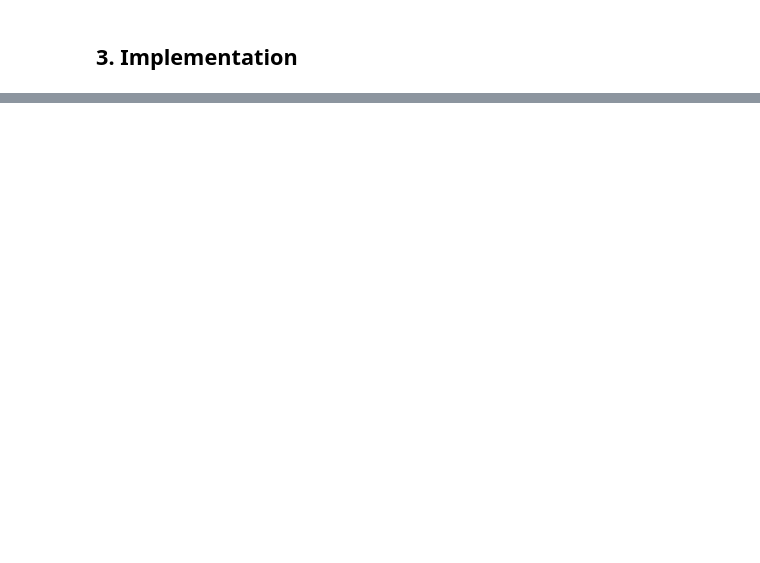
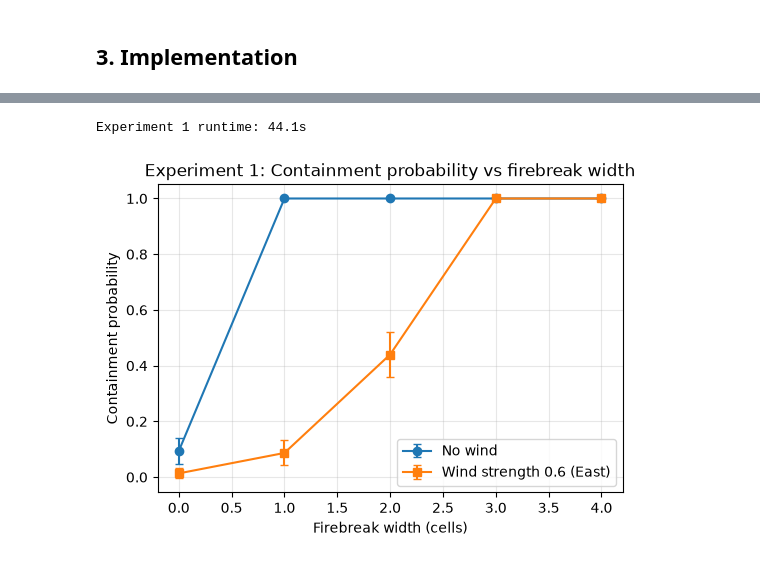
Before and after one commit to ManithMss/wildfire-firebreak-simulator, a Jupyter notebook: notebook/wildfire-firebreak-simulator.ipynb, the cells around one changed output, grey strips where cells are left out. Cells and saved outputs as stored; diff of their text form; code cells hidden in the pictures; blank space fills up the shorter version.

```diff
--- a/notebook/wildfire-firebreak-simulator.ipynb
+++ b/notebook/wildfire-firebreak-simulator.ipynb
@@ -79,0 +292,16 @@ plt.xlabel("N"); plt.ylabel("error"); plt.legend(); plt.title("Convergence check
+# %%
+# Check 6: sensitivity to grid resolution - compare containment probability at two grid sizes
+def containment_probability(L, firebreak_width, wind_strength, wind_dir, n_runs=60, p0=0.3, p_ember=0.05):
+    outcomes = [run_simulation(L=L, firebreak_width=firebreak_width, wind_strength=wind_strength,
+                                wind_dir=wind_dir, p0=p0, p_ember=p_ember, seed=s)["contained"]
+                for s in range(n_runs)]
+    p_hat = np.mean(outcomes)
+    se = np.sqrt(p_hat * (1 - p_hat) / n_runs)
+    return p_hat, se
+
+p_small, se_small = containment_probability(L=40, firebreak_width=2, wind_strength=0.5, wind_dir="East")
+p_large, se_large = containment_probability(L=80, firebreak_width=4, wind_strength=0.5, wind_dir="East")
+print(f"L=40, W=2:  P_contain = {p_small:.3f} +/- {1.96*se_small:.3f}")
+print(f"L=80, W=4:  P_contain = {p_large:.3f} +/- {1.96*se_large:.3f}")
+print("(Firebreak width scaled with grid size to keep the relative width comparable;"
+      " results are of the same order, confirming the model is not purely a grid-resolution artefact.)")
@@ -79,0 +316,26 @@ plt.xlabel("N"); plt.ylabel("error"); plt.legend(); plt.title("Convergence check
+# %%
+N_RUNS = 150
+L = 50
+
+def experiment_vary_width(widths, wind_strength, wind_dir, p_ember=0.05):
+    probs, ses = [], []
+    for w in widths:
+        p, se = containment_probability(L, w, wind_strength, wind_dir, n_runs=N_RUNS, p_ember=p_ember)
+        probs.append(p); ses.append(se)
+    return np.array(probs), np.array(ses)
+
+widths = [0, 1, 2, 3, 4]
+t0 = time.time()
+probs_calm, ses_calm = experiment_vary_width(widths, wind_strength=0.0, wind_dir="None")
+probs_wind, ses_wind = experiment_vary_width(widths, wind_strength=0.6, wind_dir="East")
+print(f"Experiment 1 runtime: {time.time()-t0:.1f}s")
+
+plt.figure(figsize=(6,4))
+plt.errorbar(widths, probs_calm, yerr=1.96*ses_calm, marker="o", capsize=3, label="No wind")
+plt.errorbar(widths, probs_wind, yerr=1.96*ses_wind, marker="s", capsize=3, label="Wind strength 0.6 (East)")
+plt.xlabel("Firebreak width (cells)"); plt.ylabel("Containment probability")
+plt.title("Experiment 1: Containment probability vs firebreak width")
+plt.legend(); plt.grid(alpha=0.3); plt.show()
+# %% [output]
+Experiment 1 runtime: 44.1s
+[figure, added]
```
Also changed, not shown: parts of 31 cells of this notebook.
